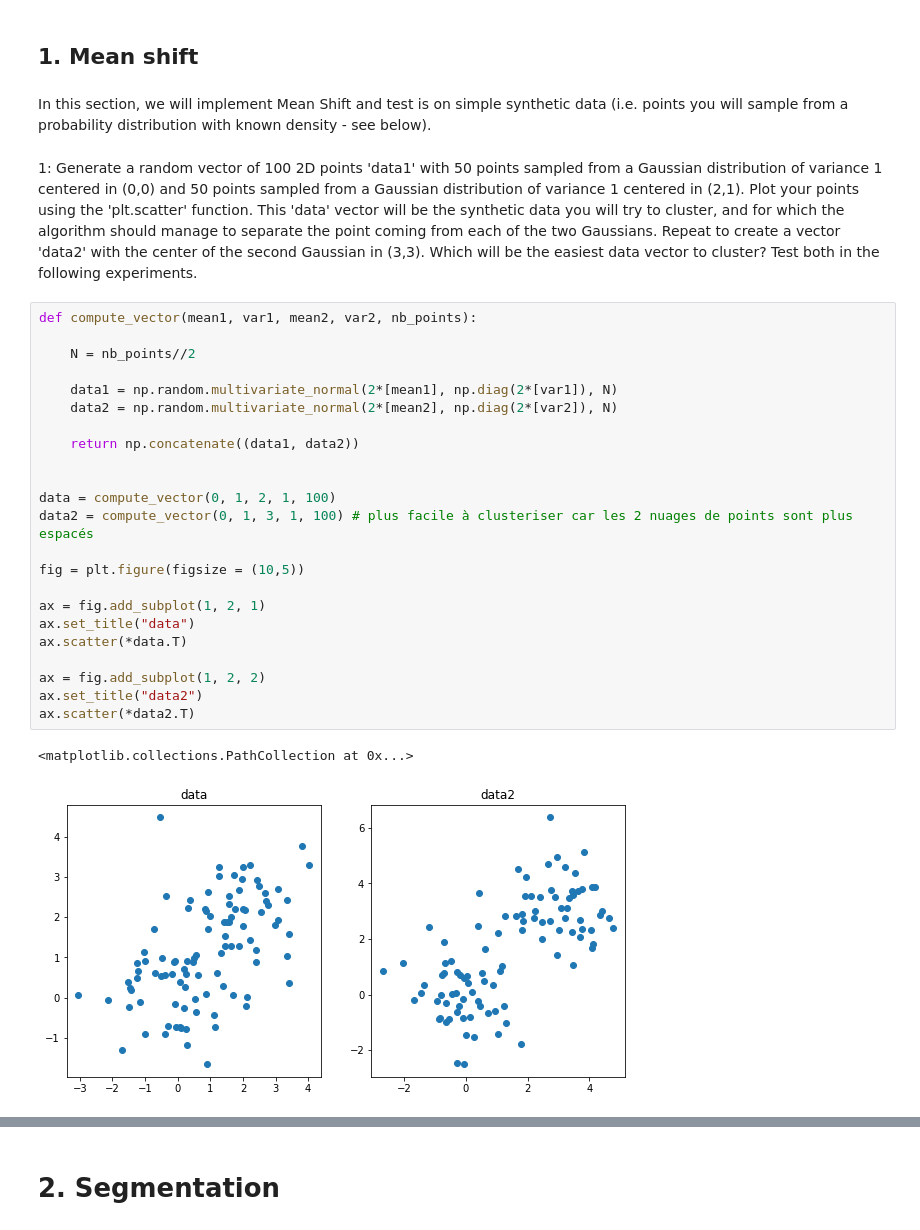
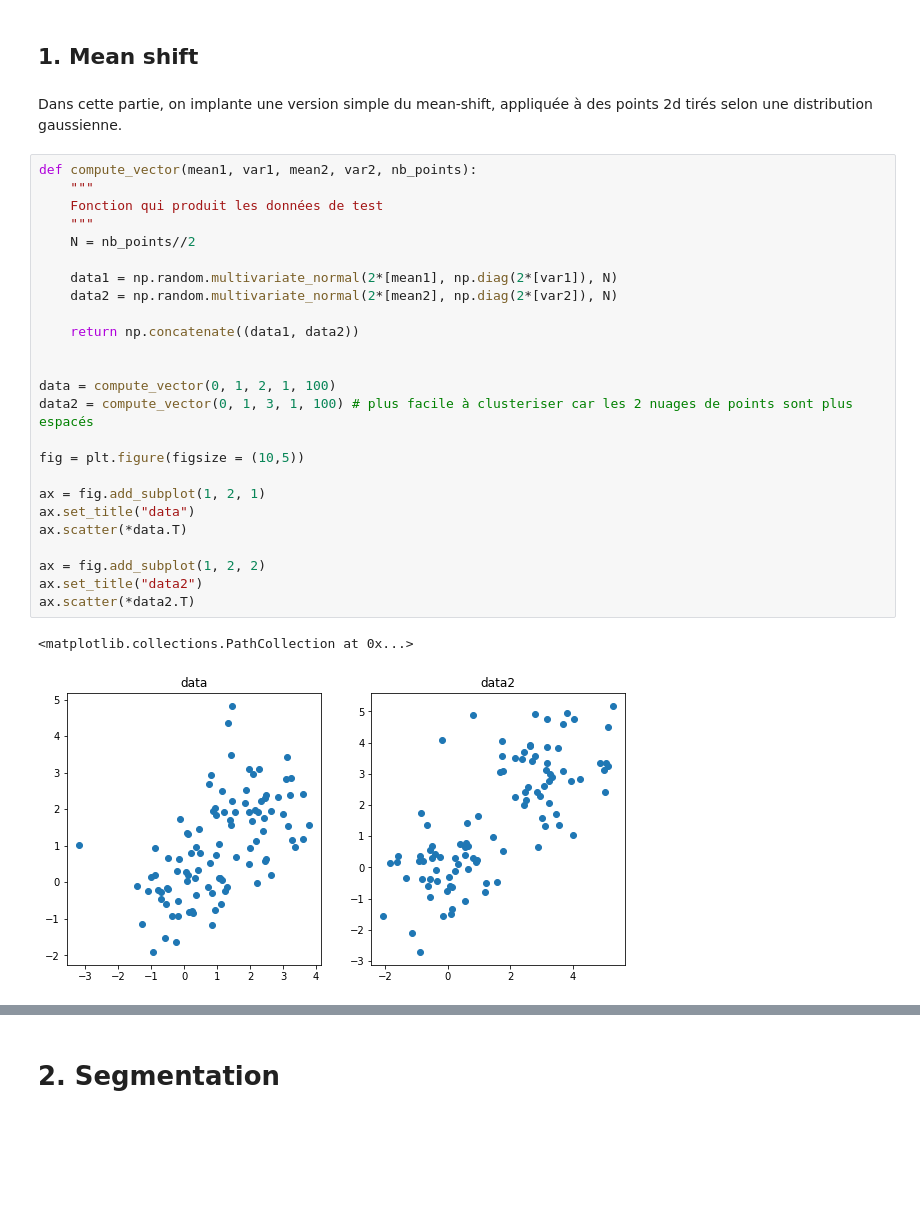
Before and after one commit to LouisLesueur/Illumination_project, a Jupyter notebook: mean_shift_TP.ipynb, the cells around one changed output, grey strips where cells are left out. Drawn from its saved outputs; the diff is of its cells as text; blank space fills up the shorter version.

```diff
--- a/mean_shift_TP.ipynb
+++ b/mean_shift_TP.ipynb
@@ -32,35 +13,35 @@ import random as rd
 from drawnow import drawnow
 # %% [markdown]
 ## 1. Mean shift
-# %% [markdown]
-In this section, we will implement Mean Shift and test is on simple synthetic data (i.e. points you will sample from a probability distribution with known density - see below).
-# %% [markdown]
-1: Generate a random vector of 100 2D points 'data1' with 50 points sampled from a Gaussian distribution of variance 1 centered in (0,0) and 50 points sampled from a Gaussian distribution of variance 1 centered in (2,1). Plot your points using the 'plt.scatter' function. This 'data' vector will be the synthetic data you will try to cluster, and for which the algorithm should manage to separate the point coming from each of the two Gaussians. Repeat to create a vector 'data2' with the center of the second Gaussian in (3,3). Which will be the easiest data vector to cluster? Test both in the following experiments.
+# %% [markdown]
+Dans cette partie, on implante une version simple du mean-shift, appliquée à des points 2d tirés selon une distribution gaussienne.
 # %%
 def compute_vector(mean1, var1, mean2, var2, nb_points):
-
+    """
+    Fonction qui produit les données de test
+    """
     N = nb_points//2
 
     data1 = np.random.multivariate_normal(2*[mean1], np.diag(2*[var1]), N)
     data2 = np.random.multivariate_normal(2*[mean2], np.diag(2*[var2]), N)
 
     return np.concatenate((data1, data2))
 
 
 data = compute_vector(0, 1, 2, 1, 100)
 data2 = compute_vector(0, 1, 3, 1, 100) # plus facile à clusteriser car les 2 nuages de points sont plus espacés
 
 fig = plt.figure(figsize = (10,5))
 
 ax = fig.add_subplot(1, 2, 1)
 ax.set_title("data")
 ax.scatter(*data.T)
 
 ax = fig.add_subplot(1, 2, 2)
 ax.set_title("data2")
 ax.scatter(*data2.T)
 # %% [output]
 <matplotlib.collections.PathCollection at 0x...>
-[figure, old version]
+[figure, new version]
 # %%
 def norm2(x):
```
Also changed, not shown: parts of 18 cells of this notebook.
